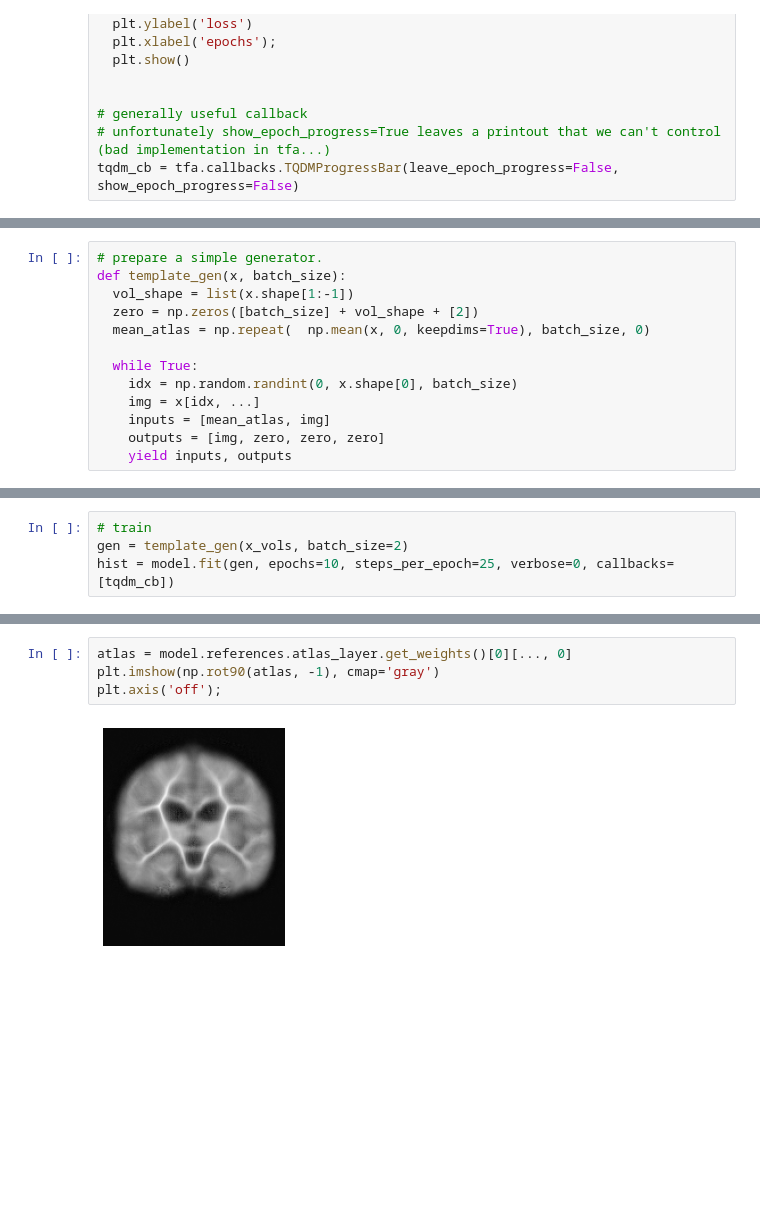
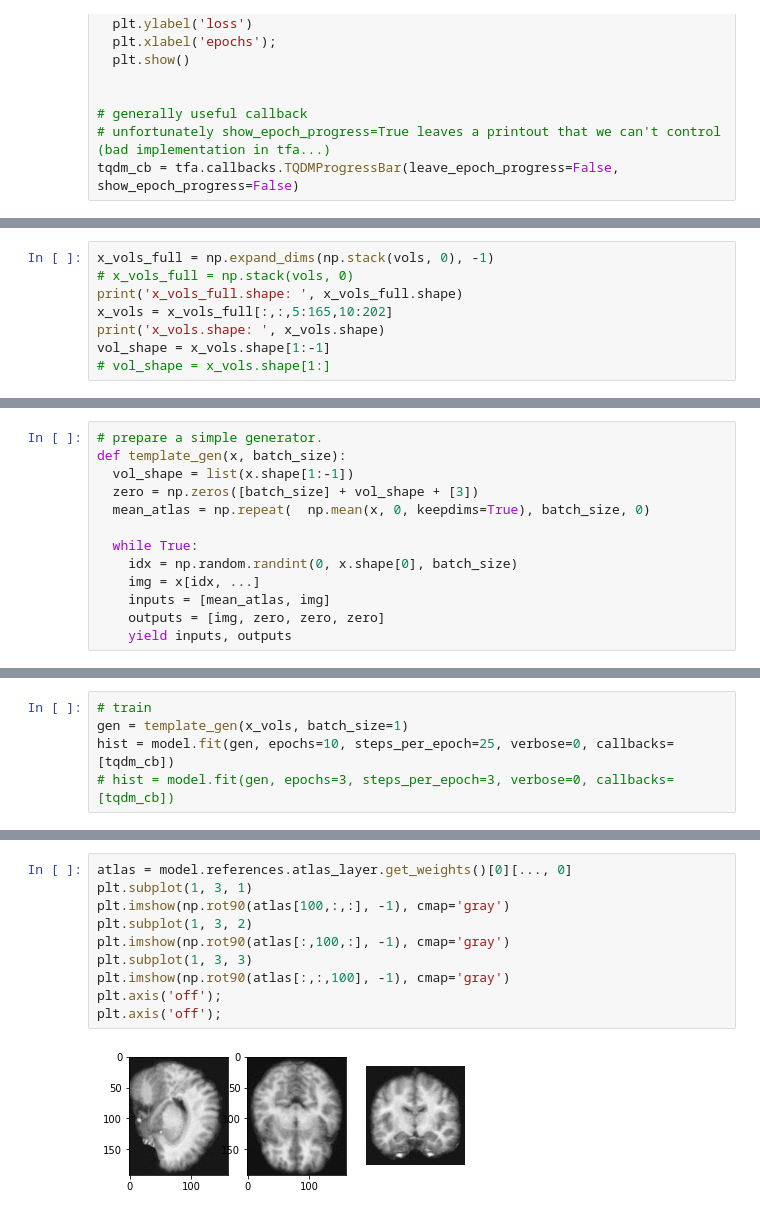
Before and after one commit to stebo85/voxelmorph-test, a Jupyter notebook: demo_brain3D.ipynb, the cells around one changed output, grey strips where cells are left out. Cells and saved outputs as stored; diff of their text form; blank space fills up the shorter version.

```diff
--- a/demo_brain3D.ipynb
+++ b/demo_brain3D.ipynb
@@ -77,0 +51,8 @@ plt.axis('off');
+# %%
+x_vols_full = np.expand_dims(np.stack(vols, 0), -1)
+# x_vols_full = np.stack(vols, 0)
+print('x_vols_full.shape: ', x_vols_full.shape)
+x_vols = x_vols_full[:,:,5:165,10:202]
+print('x_vols.shape: ', x_vols.shape)
+vol_shape = x_vols.shape[1:-1]
+# vol_shape = x_vols.shape[1:]
@@ -102,7 +82,7 @@ WARNING:tensorflow:`add_update` `inputs` kwarg has been deprecated. You no longe
 # prepare a simple generator.
 def template_gen(x, batch_size):
   vol_shape = list(x.shape[1:-1])
-  zero = np.zeros([batch_size] + vol_shape + [2])
+  zero = np.zeros([batch_size] + vol_shape + [3])
   mean_atlas = np.repeat(  np.mean(x, 0, keepdims=True), batch_size, 0)
 
   while True:
@@ -145,5 +125,6 @@ To silence this warning, decorate the function with @tf.autograph.experimental.d
 # %%
 # train
-gen = template_gen(x_vols, batch_size=2)
+gen = template_gen(x_vols, batch_size=1)
 hist = model.fit(gen, epochs=10, steps_per_epoch=25, verbose=0, callbacks=[tqdm_cb])
+# hist = model.fit(gen, epochs=3, steps_per_epoch=3, verbose=0, callbacks=[tqdm_cb])
 # %% [output]
@@ -156,6 +137,12 @@ plot_hist(hist)
 # %%
 atlas = model.references.atlas_layer.get_weights()[0][..., 0]
-plt.imshow(np.rot90(atlas, -1), cmap='gray')
+plt.subplot(1, 3, 1)
+plt.imshow(np.rot90(atlas[100,:,:], -1), cmap='gray')
+plt.subplot(1, 3, 2)
+plt.imshow(np.rot90(atlas[:,100,:], -1), cmap='gray')
+plt.subplot(1, 3, 3)
+plt.imshow(np.rot90(atlas[:,:,100], -1), cmap='gray')
 plt.axis('off');
+plt.axis('off');
 # %% [output]
-[figure, old version]
+[figure, new version]
```
Also changed, not shown: parts of 11 cells of this notebook.
